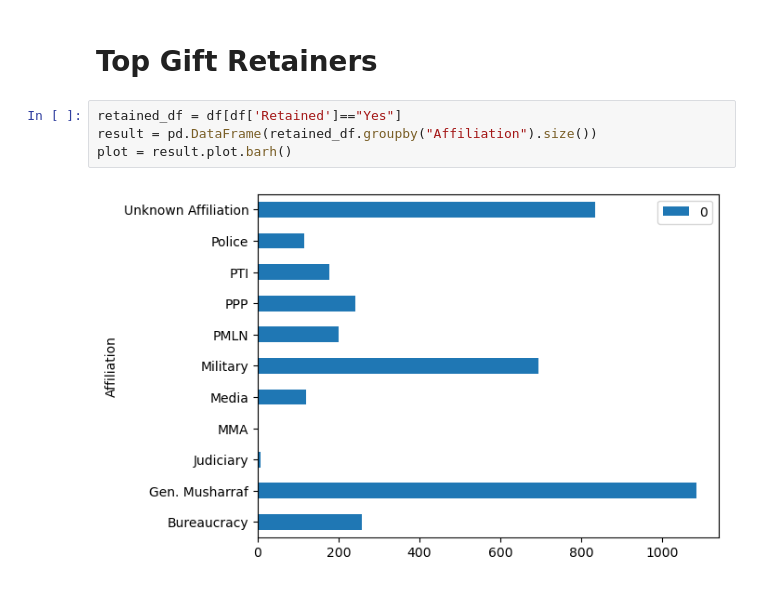
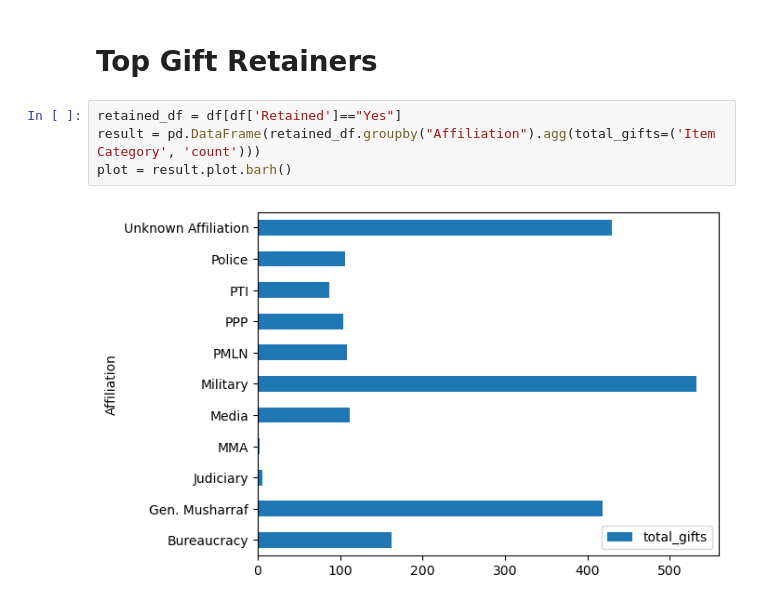
Before and after one commit to muhammad-ahsan/data-analyses, a Jupyter notebook: Pakistan Toshakhana.ipynb, the cells around one changed output. Drawn from its saved outputs; the diff is of its cells as text.

```diff
--- a/Pakistan Toshakhana.ipynb
+++ b/Pakistan Toshakhana.ipynb
@@ -63,7 +74,7 @@ plot = result.plot.barh()
 # Top Gift Retainers
 # %%
 retained_df = df[df['Retained']=="Yes"]
-result = pd.DataFrame(retained_df.groupby("Affiliation").size())
+result = pd.DataFrame(retained_df.groupby("Affiliation").agg(total_gifts=('Item Category', 'count')))
 plot = result.plot.barh()
 # %% [output]
-[figure, old version]
+[figure, new version]
```
Also changed, not shown: parts of 6 cells of this notebook.
